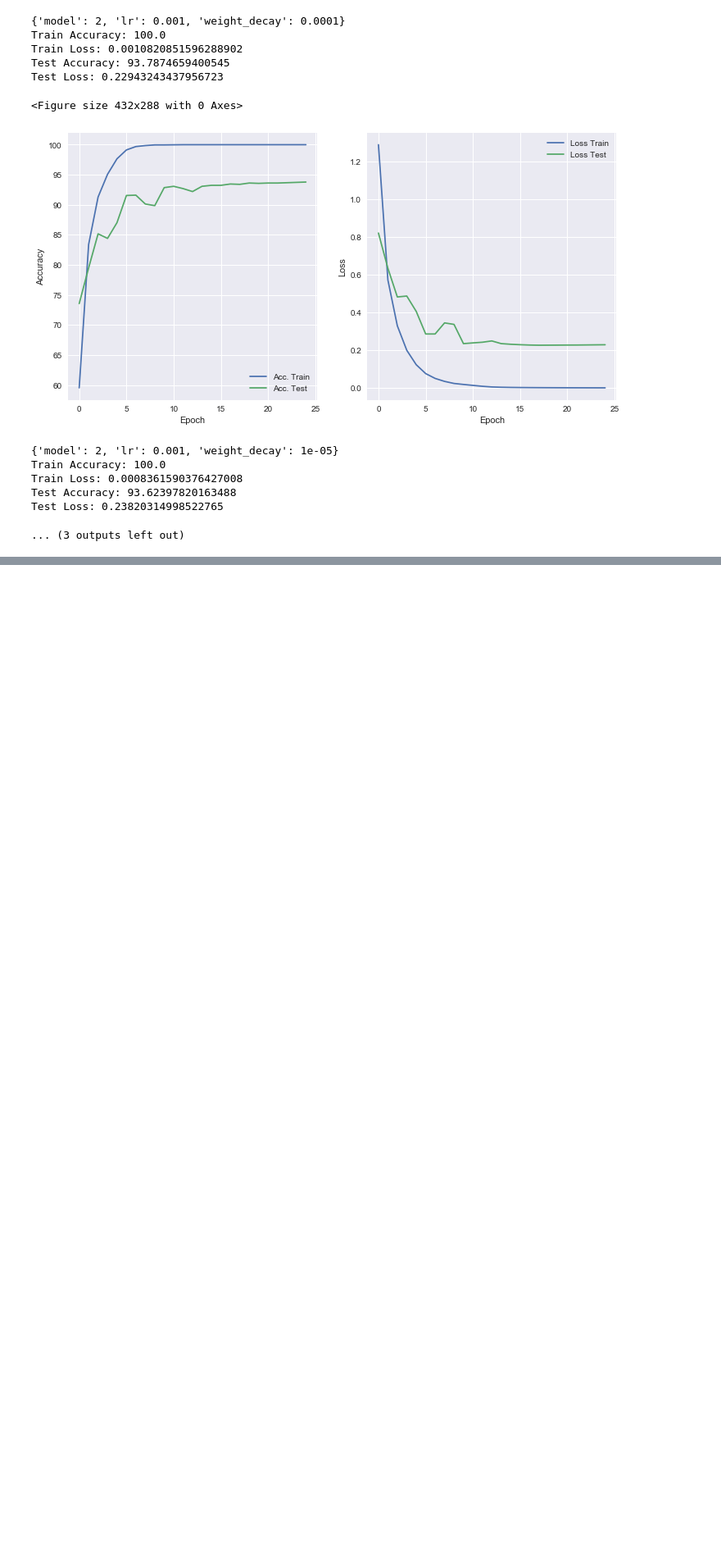
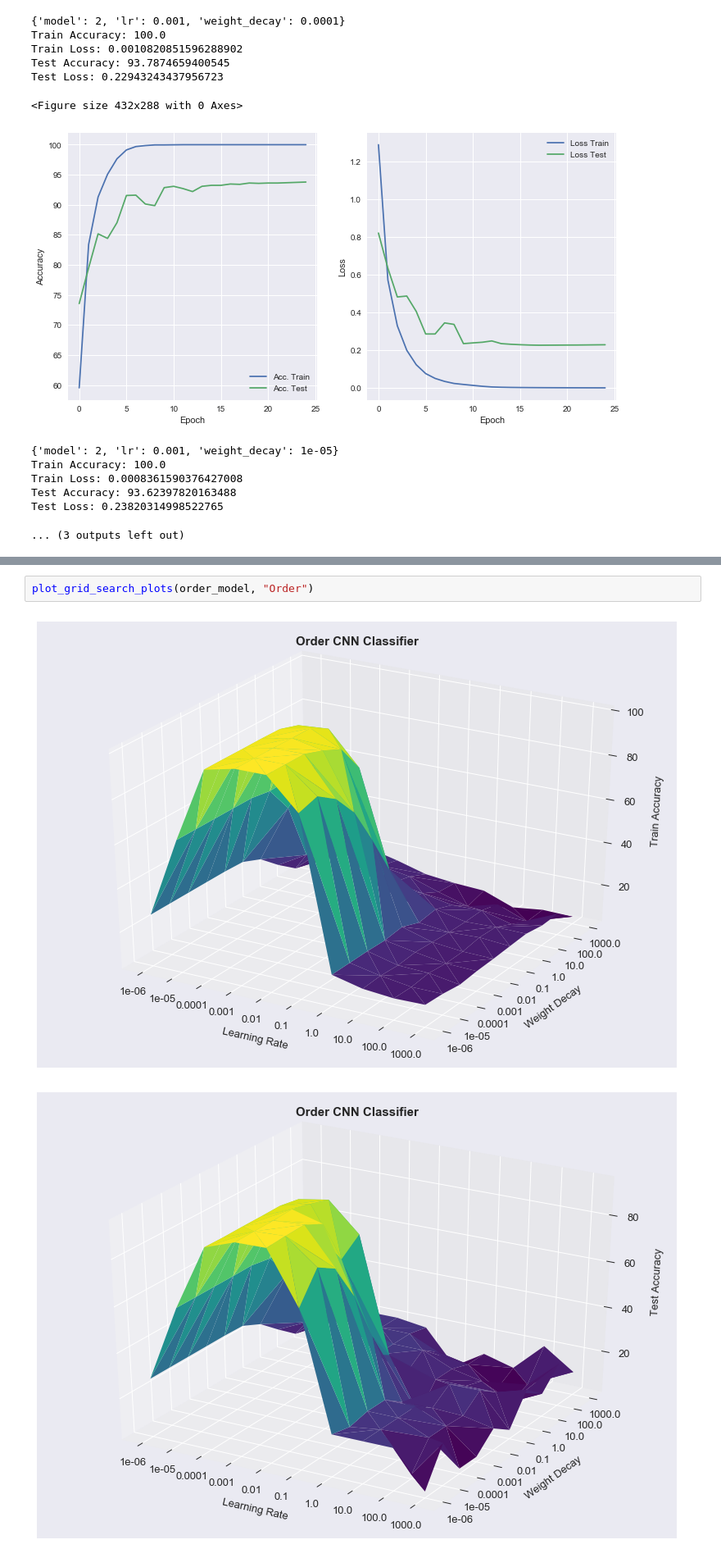
Before and after one commit to srivathsapv/cgda_project, a Jupyter notebook: notebooks/CNN - DNA QRCode Based.ipynb, the cells around one changed output, grey strips where cells are left out. Shown at 82% size. Cells and saved outputs as stored; diff of their text form; blank space fills up the shorter version.

```diff
--- a/notebooks/CNN - DNA QRCode Based.ipynb
+++ b/notebooks/CNN - DNA QRCode Based.ipynb
@@ -521,0 +586,5 @@ Test Loss: 0.23820314998522765
+# %%
+plot_grid_search_plots(order_model, "Order")
+# %% [output]
+[figure, added]
+[figure, added]
```
Also changed, not shown: parts of 16 cells of this notebook.
